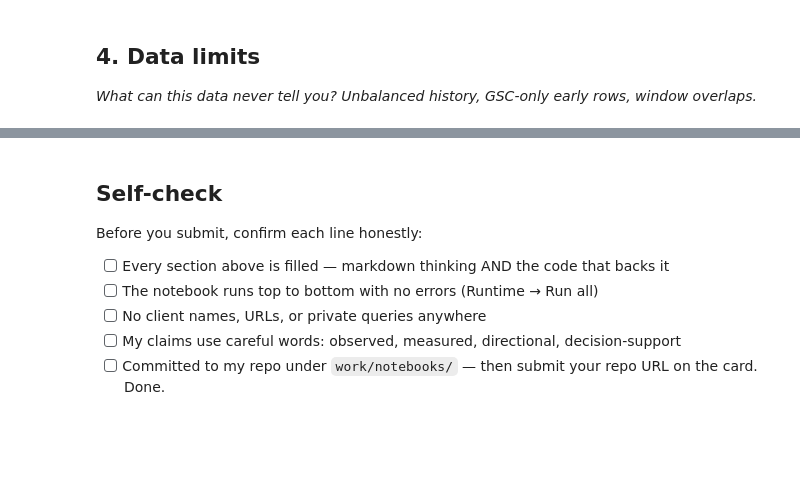
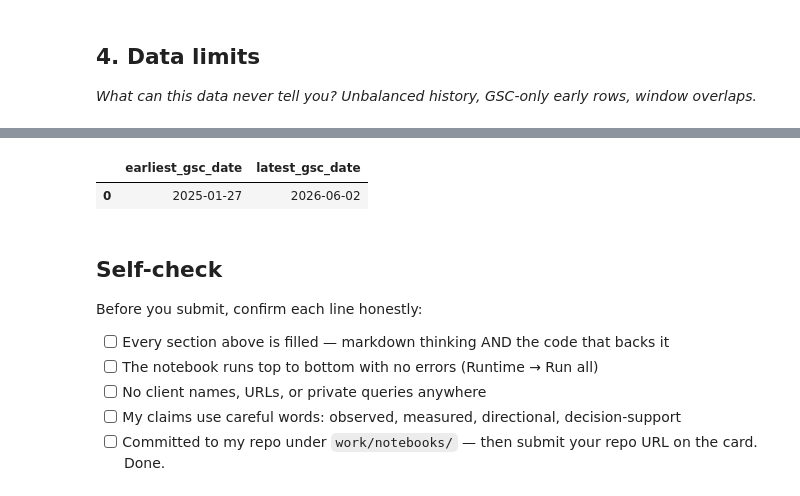
Before and after one commit to Rupikaupa2006/Flyrank-ML-internship, a Jupyter notebook: work/notebooks/w03_data_contract.ipynb, the cells around one changed output, grey strips where cells are left out. Drawn from its saved outputs; the diff is of its cells as text; code cells hidden in the pictures; blank space fills up the shorter version.

Commit message:
Complete ML-04 Data Contract assignment

```diff
--- a/work/notebooks/w03_data_contract.ipynb
+++ b/work/notebooks/w03_data_contract.ipynb
@@ -34,6 +137,17 @@ This skeleton is yours to fill. Work the sections **in order** — each one has
 # %%
 # This cell is for CODE (numbers, a query, a check).
 # Write your text answer in the cell ABOVE this one — typing sentences here breaks Run All.
+date_range = con.sql(f"""
+SELECT
+MIN(gsc_data_start) AS earliest_gsc_date,
+MAX(gsc_data_start) AS latest_gsc_date
+FROM {TABLES['dim_clients']}
+""").df()
+
+date_range
+# %% [output]
+|  | earliest_gsc_date | latest_gsc_date |
+| 0 | 2025-01-27 | 2026-06-02 |
 # %% [markdown]
 ## Self-check
 
```
Also changed, not shown: parts of 10 cells of this notebook.
